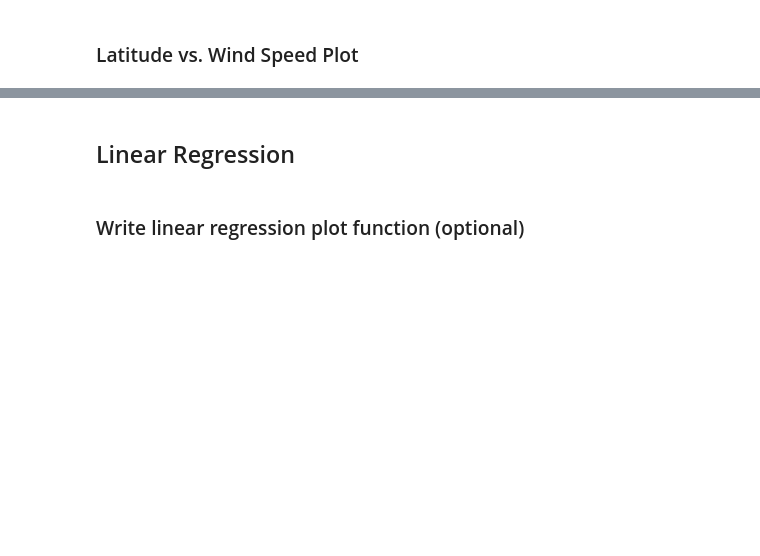
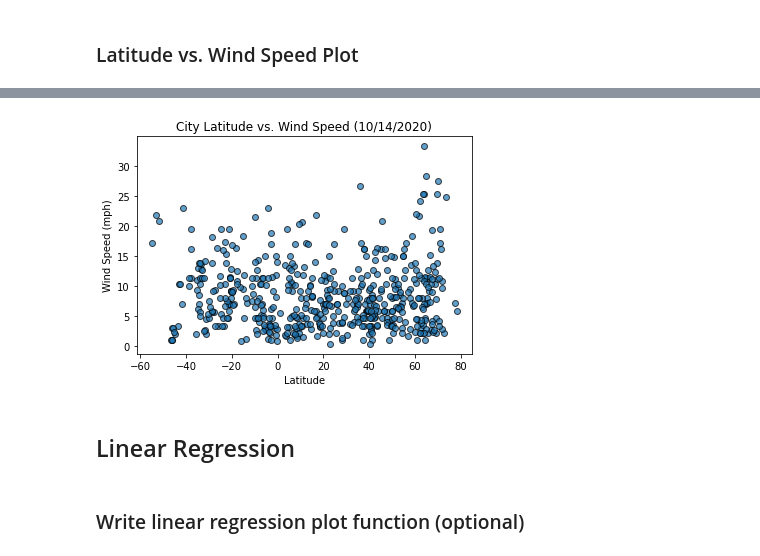
Before and after one commit to deepavadakan/python-api-challenge, a Jupyter notebook: WeatherPy/WeatherPy.ipynb, the cells around one changed output, grey strips where cells are left out. Cells and saved outputs as stored; diff of their text form; code cells hidden in the pictures; blank space fills up the shorter version.

```diff
--- a/WeatherPy/WeatherPy.ipynb
+++ b/WeatherPy/WeatherPy.ipynb
@@ -111,3 +199,13 @@ Data Retrieval Complete
+# %%
+#plot the scatter plot
+plt.scatter(cities_df['Lat'], cities_df['Wind Speed'], edgecolors='black', alpha=.7)
+plt.title(f"City Latitude vs. Wind Speed ({today_date})")
+plt.xlabel("Latitude")
+plt.ylabel("Wind Speed (mph)")
+plt.savefig("../Images/lat_wind_speed.png", bbox_inches="tight", pad_inches=.3)
+plt.show()
+# %% [output]
+[figure, added]
 # %% [markdown]
 ## Linear Regression
 # %% [markdown]
```
Also changed, not shown: parts of 30 cells of this notebook, 6 other files.
